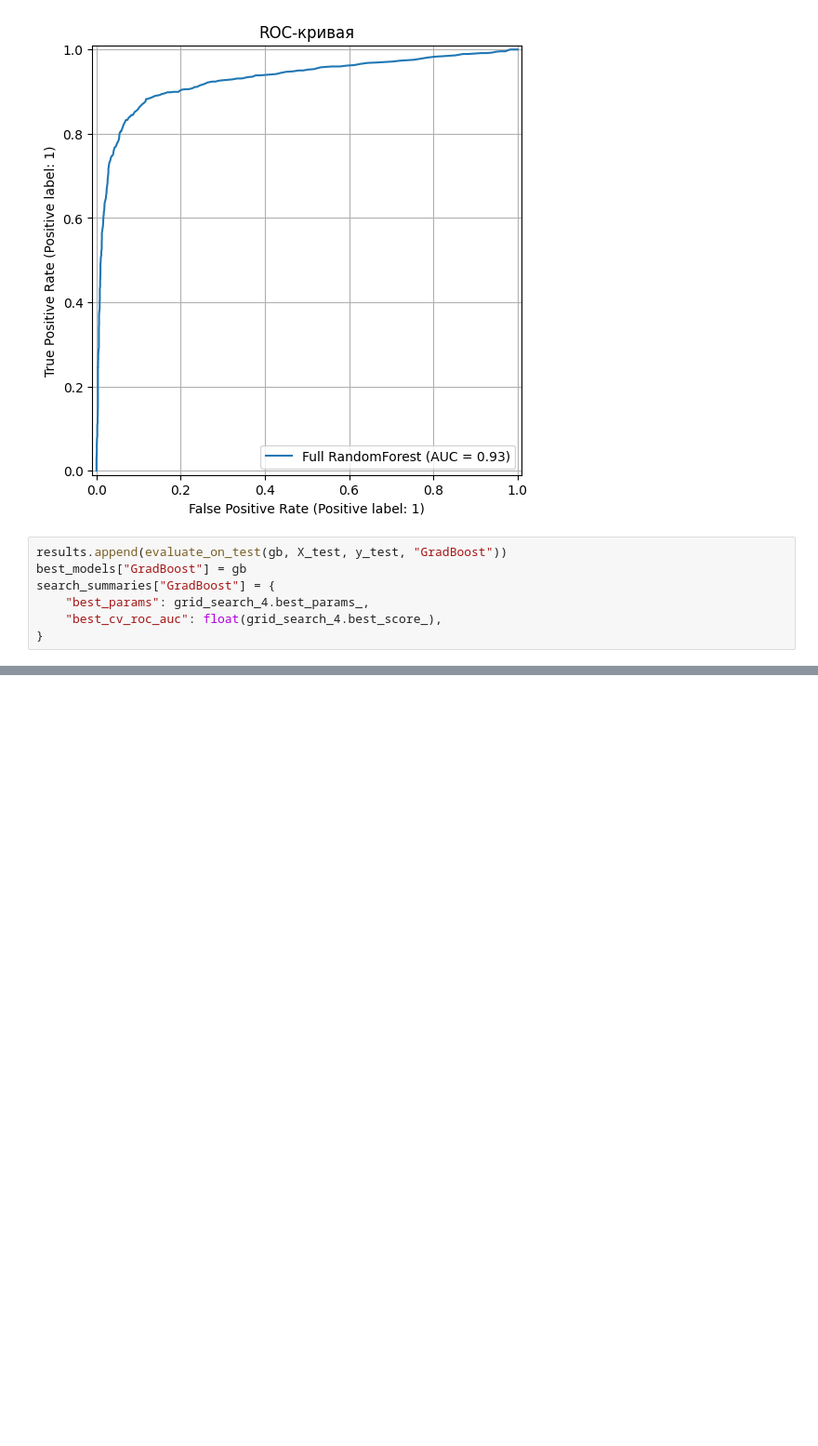
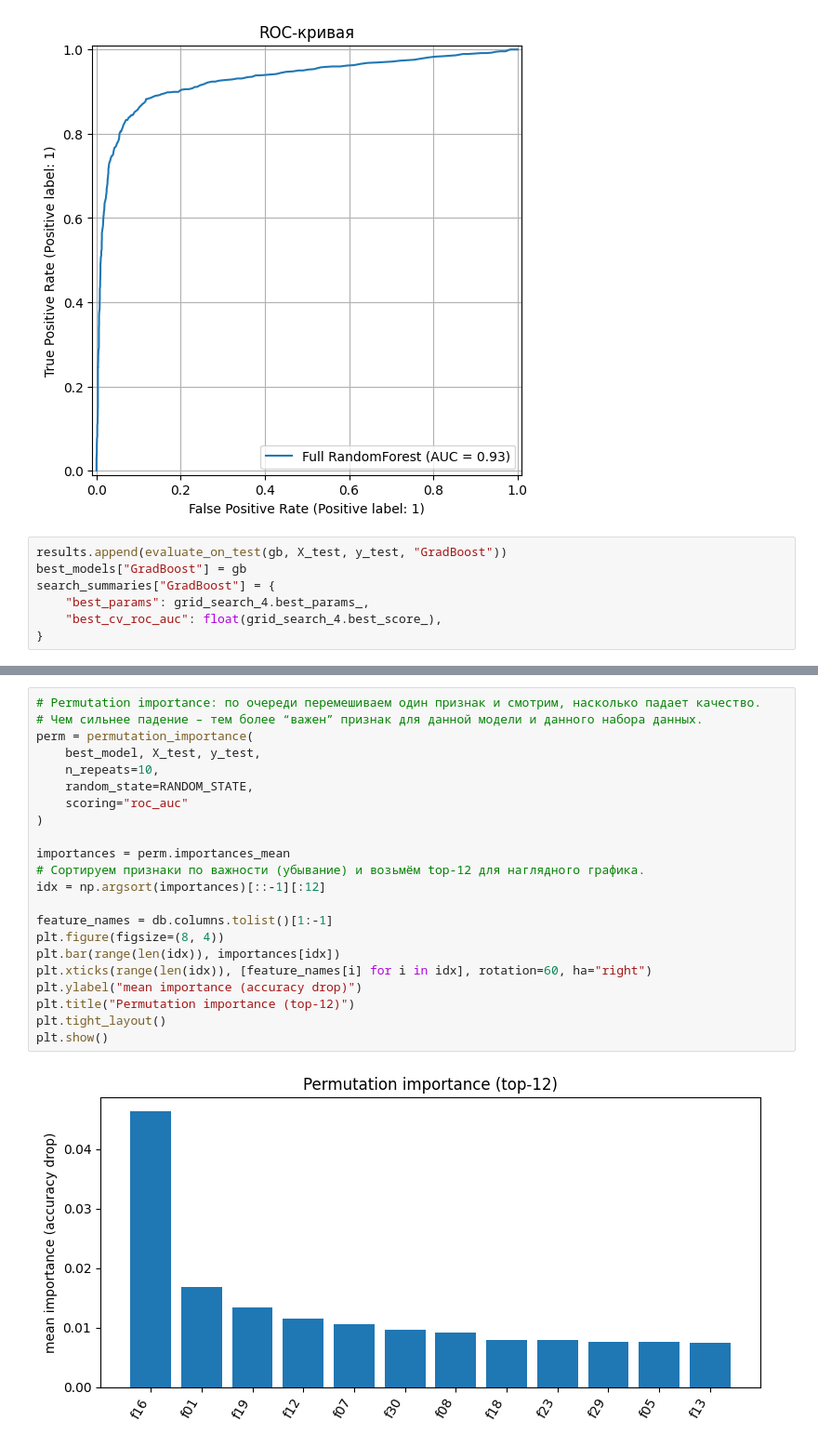
Before and after one commit to Artchangel-Michael/aie-course, a Jupyter notebook: homeworks/HW06/HW06.ipynb, the cells around one changed output, grey strips where cells are left out. Shown at 93% size. Saved outputs shown, nothing was run; the diff lists cells and outputs as text; blank space fills up the shorter version.

```diff
--- a/homeworks/HW06/HW06.ipynb
+++ b/homeworks/HW06/HW06.ipynb
@@ -602,0 +570,24 @@ print("Saved:", ARTIFACTS_DIR / "best_model_meta.json")
+# %%
+# Permutation importance: по очереди перемешиваем один признак и смотрим, насколько падает качество.
+# Чем сильнее падение – тем более “важен” признак для данной модели и данного набора данных.
+perm = permutation_importance(
+    best_model, X_test, y_test,
+    n_repeats=10,
+    random_state=RANDOM_STATE,
+    scoring="roc_auc"
+)
+
+importances = perm.importances_mean
+# Сортируем признаки по важности (убывание) и возьмём top-12 для наглядного графика.
+idx = np.argsort(importances)[::-1][:12]
+
+feature_names = db.columns.tolist()[1:-1]
+plt.figure(figsize=(8, 4))
+plt.bar(range(len(idx)), importances[idx])
+plt.xticks(range(len(idx)), [feature_names[i] for i in idx], rotation=60, ha="right")
+plt.ylabel("mean importance (accuracy drop)")
+plt.title("Permutation importance (top-12)")
+plt.tight_layout()
+plt.show()
+# %% [output]
+[figure, added]
```
Also changed, not shown: parts of 17 cells of this notebook, 1 other file.
